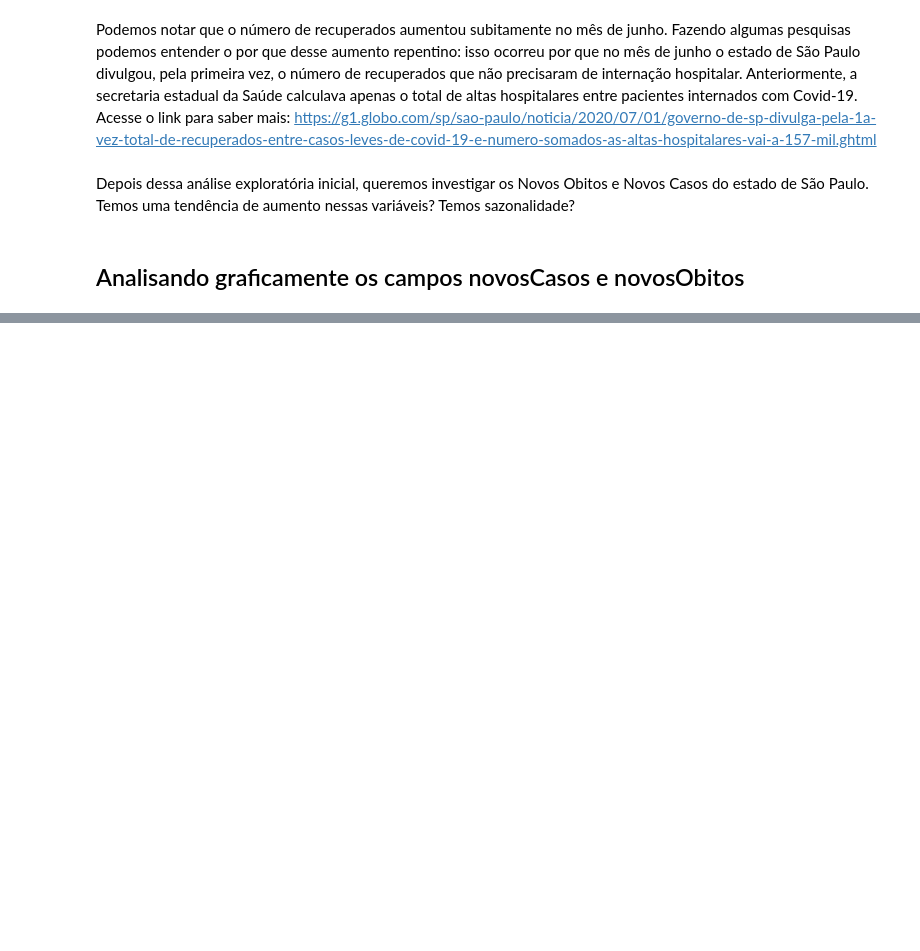
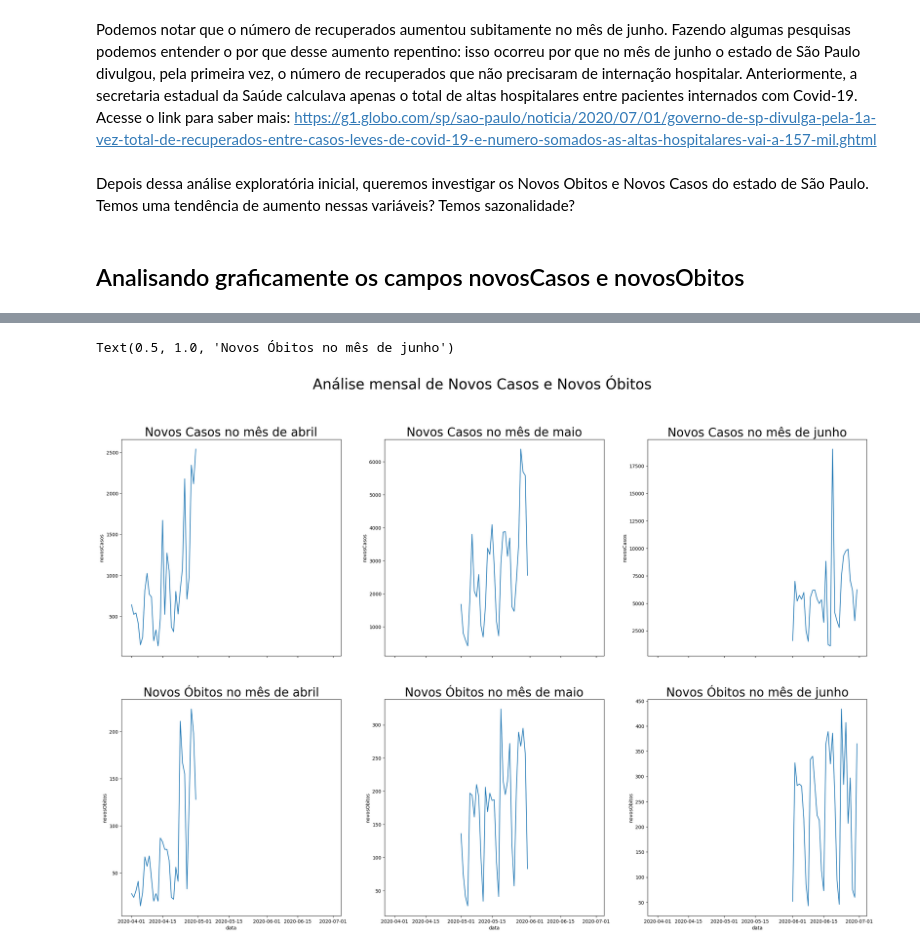
Before and after one commit to JosianeCampos/Analise---COVID-19, a Jupyter notebook: analise_COVID_19.ipynb, the cells around one changed output, grey strips where cells are left out. Saved outputs shown, nothing was run; the diff lists cells and outputs as text; code cells hidden in the pictures; blank space fills up the shorter version.

```diff
--- a/analise_COVID_19.ipynb
+++ b/analise_COVID_19.ipynb
@@ -162,0 +199,2 @@ Depois dessa análise exploratória inicial, queremos investigar os Novos Obitos
+# %%
+df_sp['mes'] = df_sp.data.dt.month
@@ -162,0 +217,18 @@ Depois dessa análise exploratória inicial, queremos investigar os Novos Obitos
+# %%
+fig, axes = plt.subplots(2, 3, sharex=True, figsize=(28,18))
+fig.suptitle('Análise mensal de Novos Casos e Novos Óbitos', fontsize = (30))
+sns.lineplot(ax=axes[0,0], x = 'data', y = 'novosCasos', data = df_sp[df_sp.mes == 4] )
+sns.lineplot(ax=axes[0,1], x = 'data', y = 'novosCasos', data = df_sp[df_sp.mes == 5] )
+sns.lineplot(ax=axes[0,2] ,x = 'data', y = 'novosCasos', data = df_sp[df_sp.mes == 6] )
+sns.lineplot( ax=axes[1,0],x = 'data', y = 'novosObitos', data = df_sp[df_sp.mes == 4] )
+sns.lineplot( ax=axes[1,1],x = 'data', y = 'novosObitos', data = df_sp[df_sp.mes == 5] )
+sns.lineplot( ax=axes[1,2],x = 'data', y = 'novosObitos', data = df_sp[df_sp.mes == 6] )
+axes[0,0].set_title('Novos Casos no mês de abril', fontsize = 25)
+axes[0,1].set_title('Novos Casos no mês de maio', fontsize = 25)
+axes[0,2].set_title('Novos Casos no mês de junho', fontsize = 25)
+axes[1,0].set_title('Novos Óbitos no mês de abril', fontsize = 25)
+axes[1,1].set_title('Novos Óbitos no mês de maio', fontsize = 25)
+axes[1,2].set_title('Novos Óbitos no mês de junho', fontsize = 25)
+# %% [output]
+Text(0.5, 1.0, 'Novos Óbitos no mês de junho')
+[figure, added]
```
Also changed, not shown: parts of 12 cells of this notebook.
